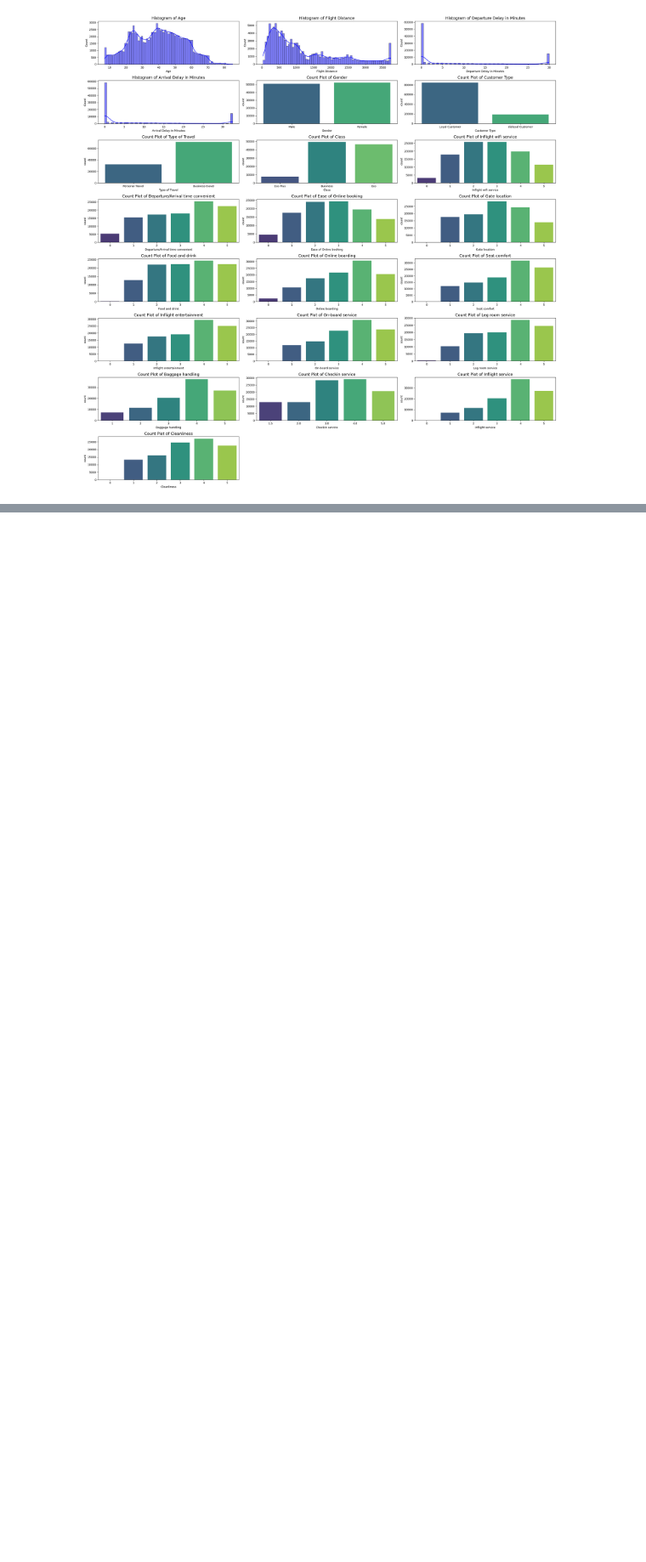
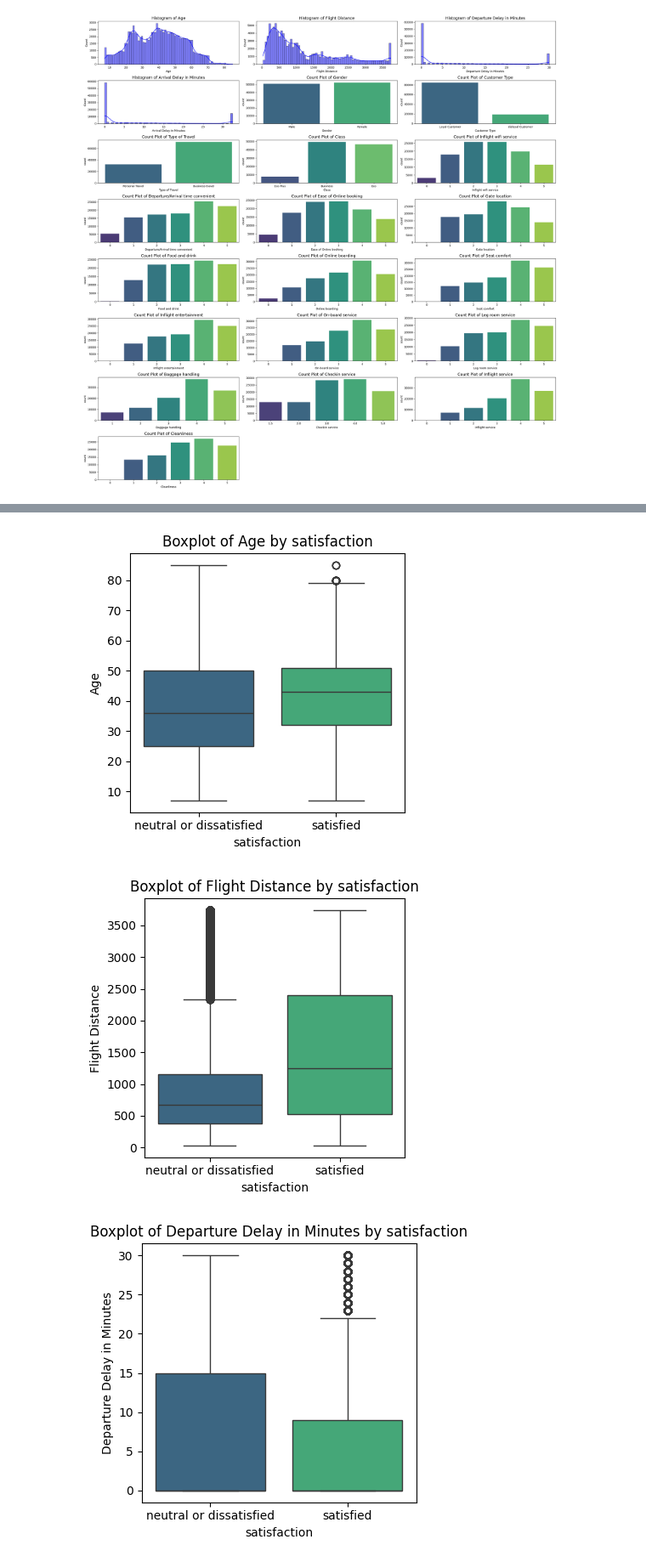
Before and after one commit to shubham3032002/airline_customer_satifaction, a Jupyter notebook: notebook/exp.ipynb, the cells around one changed output, grey strips where cells are left out. Shown at 85% size. Cells and saved outputs as stored; diff of their text form; code cells hidden in the pictures; blank space fills up the shorter version.

```diff
--- a/notebook/exp.ipynb
+++ b/notebook/exp.ipynb
@@ -401,0 +411,32 @@ plt.show()
+# %%
+target_column = ['satisfaction']
+
+# Numerical vs Categorical
+for col in numerical_columns:
+    plt.figure(figsize=(4,4))
+    sns.boxplot(x=df[target_column[0]], y=df[col], palette='viridis')
+    plt.title(f"Boxplot of {col} by {target_column[0]}")
+    plt.tight_layout()
+    plt.show()
+
+# Categorical vs Categorical
+for col in categorical_columns:
+    plt.figure(figsize=(4, 4))
+    sns.countplot(x=df[col], hue=df[target_column[0]], palette='viridis')
+    plt.title(f"Count Plot of {col} by {target_column[0]}")
+    plt.xticks(rotation=45)
+    plt.tight_layout()
+    plt.show()
+
+# Categorical vs Numerical
+for col in categorical_columns:
+    plt.figure(figsize=(4, 4))
+    sns.barplot(x=df[col], y=df[numerical_columns[0]], hue=df[target_column[0]], ci=None, palette='viridis')
+    plt.title(f"Bar Plot of {numerical_columns[0]} by {col} and {target_column[0]}")
+    plt.xticks(rotation=45)
+    plt.tight_layout()
+    plt.show()
+# %% [output]
+[figure, added]
+[figure, added]
+[figure, added]
```
Also changed, not shown: parts of 11 cells of this notebook, 3 other files.
